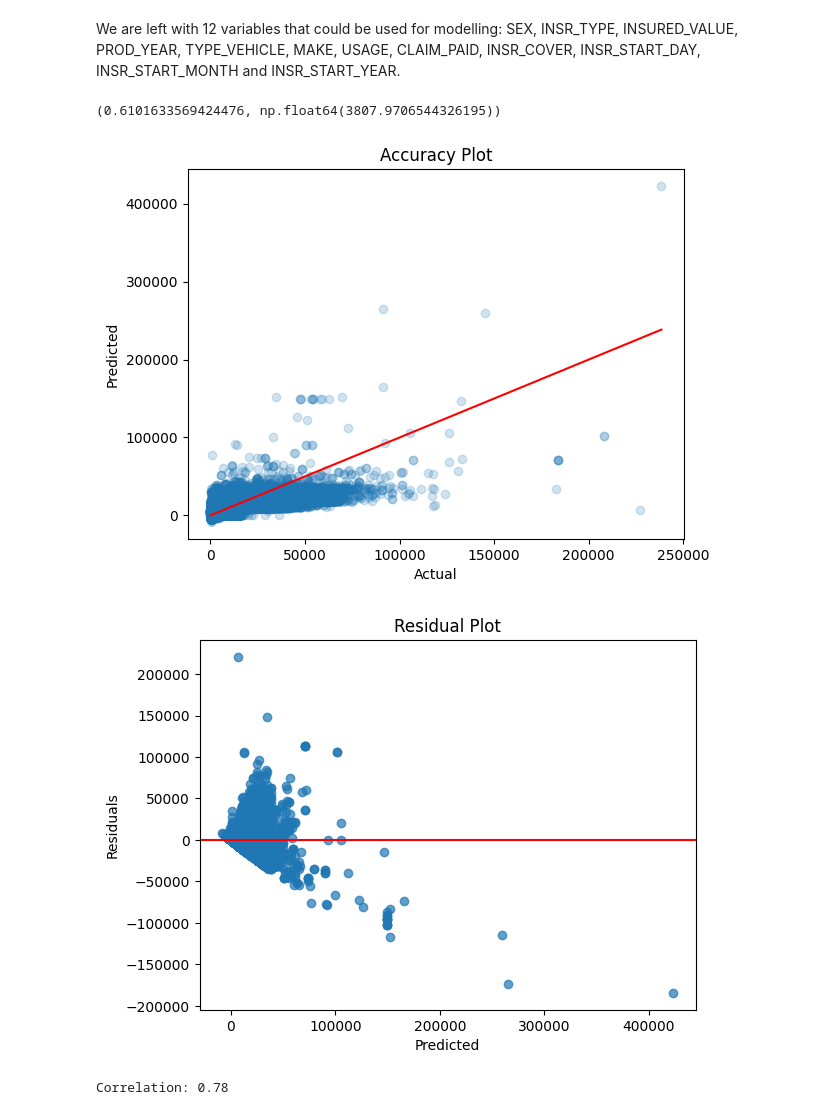
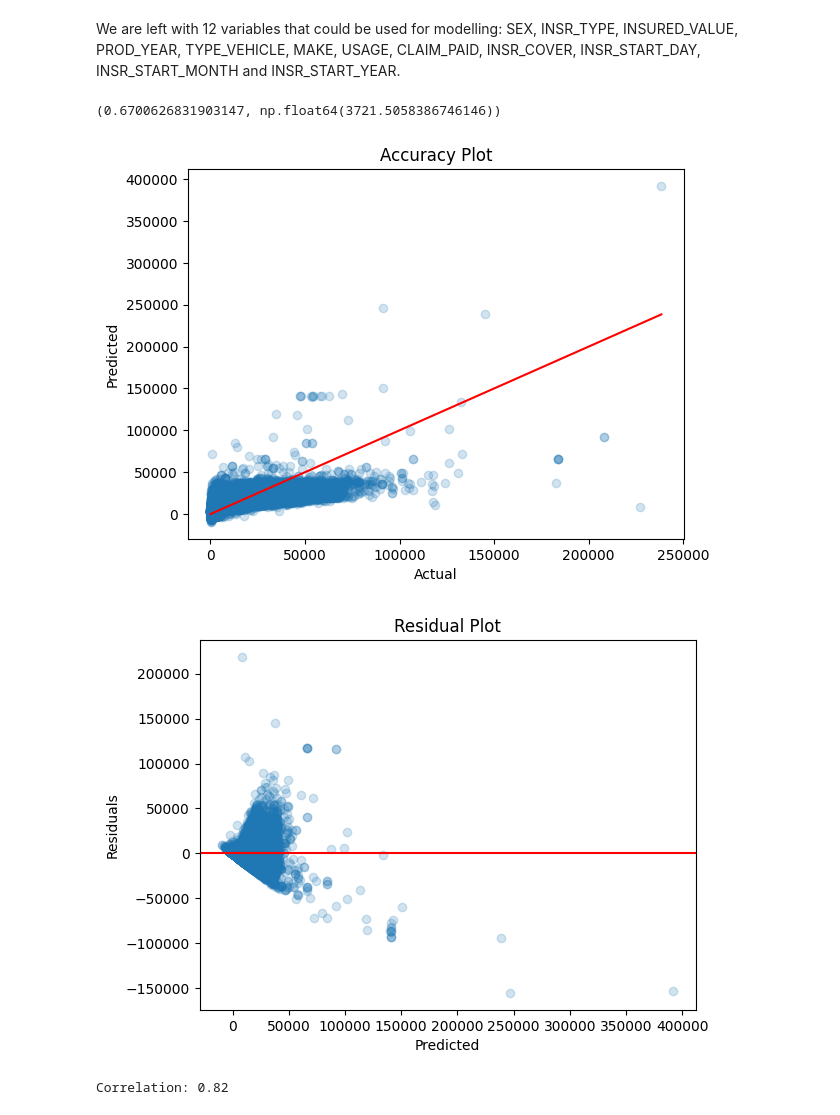
Before and after one commit to Mykolazaz/ethiopian-insurance-premiums, a Jupyter notebook: Basics.ipynb, the cells around one changed output. Cells and saved outputs as stored; diff of their text form; code cells hidden in the pictures.

```diff
--- a/Basics.ipynb
+++ b/Basics.ipynb
@@ -871,9 +851,9 @@ We are left with 12 variables that could be used for modelling: SEX, INSR_TYPE,
 # %%
 model = LinearRegression()
 
-X = insurance_data[["INSR_TYPE", "INSURED_VALUE", "CLAIM_PAID", "INSR_COVER", "MANUFACTURER"]].copy()
+X = insurance_data[["SEX", "INSR_TYPE", "INSURED_VALUE", "CLAIM_PAID", "INSR_COVER", "MANUFACTURER", "TYPE_VEHICLE", "USAGE"]].copy()
 
-X = pd.get_dummies(X, columns=["INSR_TYPE", "INSR_COVER", "MANUFACTURER"], drop_first=True)
+X = pd.get_dummies(X, columns=["SEX", "INSR_TYPE", "INSR_COVER", "MANUFACTURER", "TYPE_VEHICLE", "USAGE"], drop_first=True)
 
 Y = insurance_data["PREMIUM"]
 
@@ -889,7 +869,7 @@ mae = sk.metrics.mean_absolute_error(Y_test, Y_pred)
 
 r_sq, mae
 # %% [output]
-(0.6101633569424476, np.float64(3807.9706544326195))
+(0.6700626831903147, np.float64(3721.5058386746146))
 # %%
 plt.scatter(Y_test, Y_pred, alpha=0.2)
 plt.plot([Y_test.min(), Y_test.max()], [Y_test.min(), Y_test.max()], 'r')
@@ -898,21 +878,21 @@ plt.xlabel("Actual")
 plt.ylabel("Predicted")
 plt.show()
 # %% [output]
-[figure, old version]
+[figure, new version]
 # %%
-plt.scatter(Y_pred, Y_test - Y_pred, alpha=0.7)
+plt.scatter(Y_pred, Y_test - Y_pred, alpha=0.2)
 plt.axhline(y=0, color='r')
 plt.xlabel("Predicted")
 plt.ylabel("Residuals")
 plt.title("Residual Plot")
 plt.show()
 # %% [output]
-[figure, old version]
+[figure, new version]
 # %%
 correlation = np.corrcoef(Y_test, Y_pred)[0, 1]
 print(f"Correlation: {correlation:.2f}")
 # %% [output]
-Correlation: 0.78
+Correlation: 0.82
 # %%
 plt.hist(Y_test - Y_pred, bins=30, density=True, alpha=0.7)
 plt.xlabel("Residuals")
```
Also changed, not shown: parts of 2 cells of this notebook.
